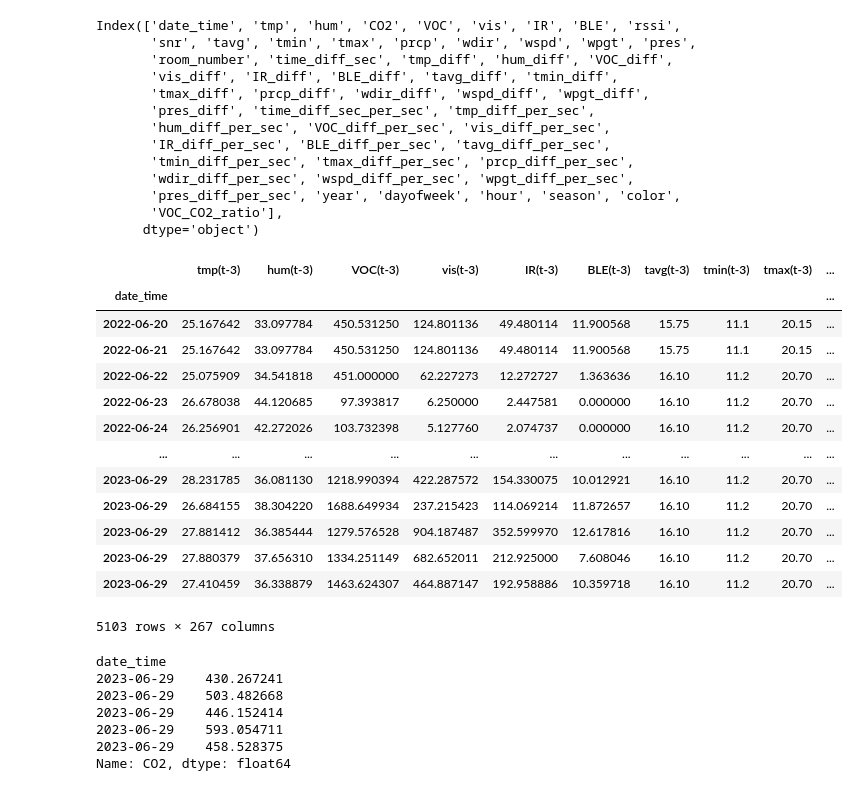
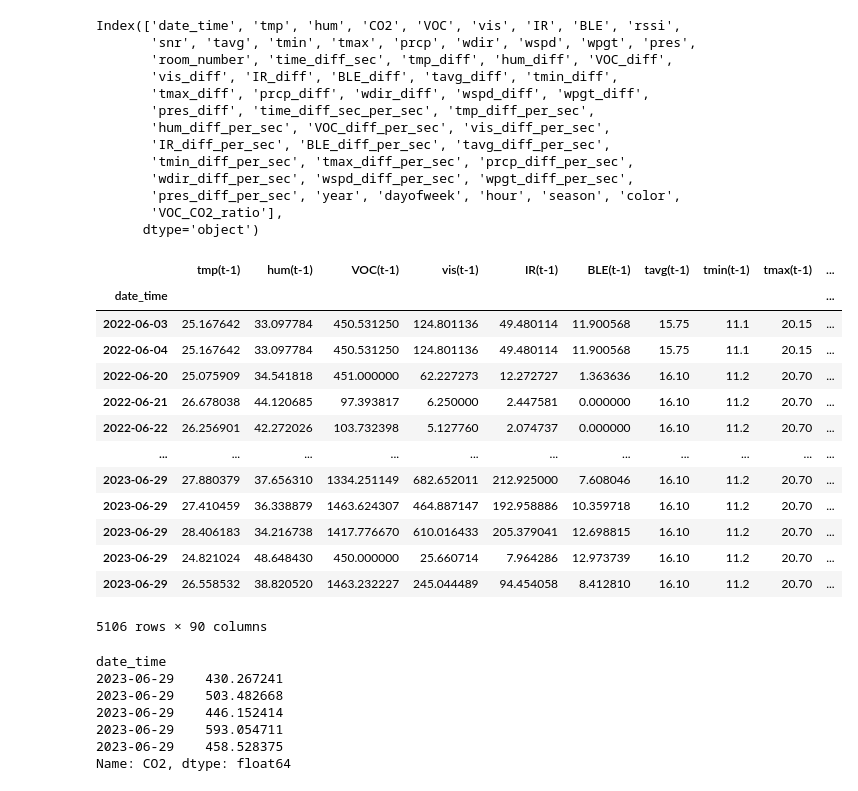
Before and after one commit to dan-vp/iot_co2_ampel_m, a Jupyter notebook: CO2_forecasting.ipynb, the cells around one changed output. Drawn from its saved outputs; the diff is of its cells as text; code cells hidden in the pictures.

```diff
--- a/CO2_forecasting.ipynb
+++ b/CO2_forecasting.ipynb
@@ -9,7 +9,3 @@ No .dat files found in C:/Users/danie/building_M_data.
  Trying to extract files from the original directory D:/hka-aqm-m
 Read data successfully.
 Data contains 979166 data points and 18 columns.
-# %%
-df["date_time"] = pd.to_datetime(df["date_time"])
-# %%
-df[df.device_id.str.contains("m101")].set_index("date_time")[["CO2"]].resample("1d").mean()
@@ -104,25 +69,27 @@ def transform_data_for_forecasting(data, label_name, n_in, n_out, dropna = True)
 
     return data_reframed
 # %%
-train_reframed = transform_data_for_forecasting(df_train, "CO2", 3, 3)
-test_reframed = transform_data_for_forecasting(df_test, "CO2", 3, 3)
+n_out = 2
+
+train_reframed = transform_data_for_forecasting(df_train, "CO2", 1, n_out)
+test_reframed = transform_data_for_forecasting(df_test, "CO2", 1, n_out)
 
 train_reframed
 # %% [output]
-|  | tmp(t-3) | hum(t-3) | VOC(t-3) | vis(t-3) | IR(t-3) | BLE(t-3) | tavg(t-3) | tmin(t-3) | tmax(t-3) | ... |
+|  | tmp(t-1) | hum(t-1) | VOC(t-1) | vis(t-1) | IR(t-1) | BLE(t-1) | tavg(t-1) | tmin(t-1) | tmax(t-1) | ... |
 | date_time |  |  |  |  |  |  |  |  |  | ... |
-| 2022-06-20 | 25.167642 | 33.097784 | 450.531250 | 124.801136 | 49.480114 | 11.900568 | 15.75 | 11.1 | 20.15 | ... |
-| 2022-06-21 | 25.167642 | 33.097784 | 450.531250 | 124.801136 | 49.480114 | 11.900568 | 15.75 | 11.1 | 20.15 | ... |
-| 2022-06-22 | 25.075909 | 34.541818 | 451.000000 | 62.227273 | 12.272727 | 1.363636 | 16.10 | 11.2 | 20.70 | ... |
-| 2022-06-23 | 26.678038 | 44.120685 | 97.393817 | 6.250000 | 2.447581 | 0.000000 | 16.10 | 11.2 | 20.70 | ... |
-| 2022-06-24 | 26.256901 | 42.272026 | 103.732398 | 5.127760 | 2.074737 | 0.000000 | 16.10 | 11.2 | 20.70 | ... |
+| 2022-06-03 | 25.167642 | 33.097784 | 450.531250 | 124.801136 | 49.480114 | 11.900568 | 15.75 | 11.1 | 20.15 | ... |
+| 2022-06-04 | 25.167642 | 33.097784 | 450.531250 | 124.801136 | 49.480114 | 11.900568 | 15.75 | 11.1 | 20.15 | ... |
+| 2022-06-20 | 25.075909 | 34.541818 | 451.000000 | 62.227273 | 12.272727 | 1.363636 | 16.10 | 11.2 | 20.70 | ... |
+| 2022-06-21 | 26.678038 | 44.120685 | 97.393817 | 6.250000 | 2.447581 | 0.000000 | 16.10 | 11.2 | 20.70 | ... |
+| 2022-06-22 | 26.256901 | 42.272026 | 103.732398 | 5.127760 | 2.074737 | 0.000000 | 16.10 | 11.2 | 20.70 | ... |
 | ... | ... | ... | ... | ... | ... | ... | ... | ... | ... | ... |
-| 2023-06-29 | 28.231785 | 36.081130 | 1218.990394 | 422.287572 | 154.330075 | 10.012921 | 16.10 | 11.2 | 20.70 | ... |
-| 2023-06-29 | 26.684155 | 38.304220 | 1688.649934 | 237.215423 | 114.069214 | 11.872657 | 16.10 | 11.2 | 20.70 | ... |
-| 2023-06-29 | 27.881412 | 36.385444 | 1279.576528 | 904.187487 | 352.599970 | 12.617816 | 16.10 | 11.2 | 20.70 | ... |
 | 2023-06-29 | 27.880379 | 37.656310 | 1334.251149 | 682.652011 | 212.925000 | 7.608046 | 16.10 | 11.2 | 20.70 | ... |
 | 2023-06-29 | 27.410459 | 36.338879 | 1463.624307 | 464.887147 | 192.958886 | 10.359718 | 16.10 | 11.2 | 20.70 | ... |
+| 2023-06-29 | 28.406183 | 34.216738 | 1417.776670 | 610.016433 | 205.379041 | 12.698815 | 16.10 | 11.2 | 20.70 | ... |
+| 2023-06-29 | 24.821024 | 48.648430 | 450.000000 | 25.660714 | 7.964286 | 12.973739 | 16.10 | 11.2 | 20.70 | ... |
+| 2023-06-29 | 26.558532 | 38.820520 | 1463.232227 | 245.044489 | 94.454058 | 8.412810 | 16.10 | 11.2 | 20.70 | ... |
-5103 rows × 267 columns
+5106 rows × 90 columns
 # %%
 df_train.tail()["CO2"]
 # %% [output]
```
Also changed, not shown: parts of 7 cells of this notebook, 1 other file.
